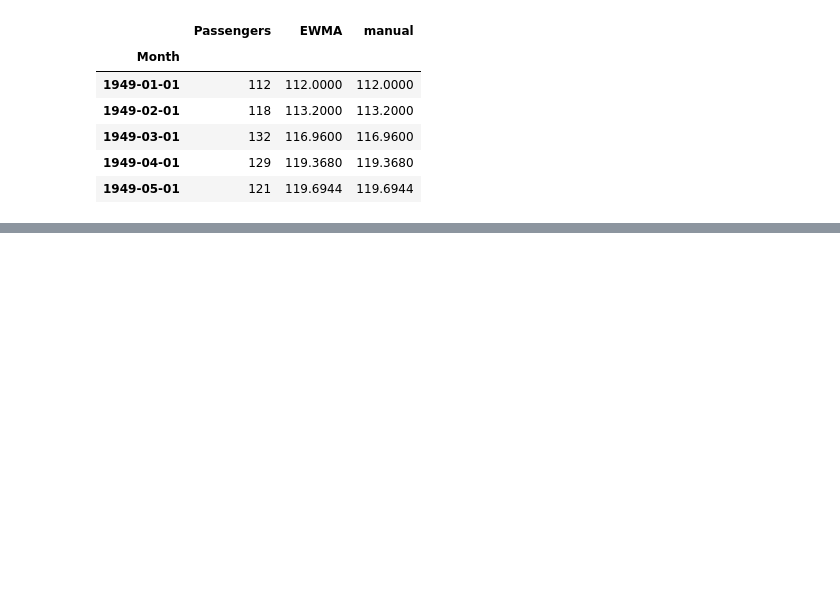
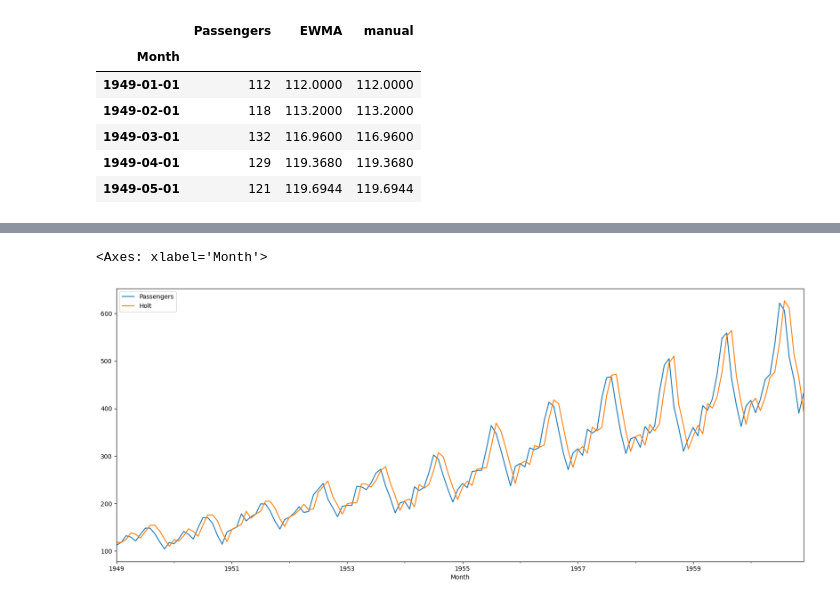
Before and after one commit to Saba-a11/Crypto, a Jupyter notebook: EWMA_&_Holt_Winters.ipynb, the cells around one changed output, grey strips where cells are left out. Cells and saved outputs as stored; diff of their text form; code cells hidden in the pictures; blank space fills up the shorter version.

```diff
--- a/EWMA_&_Holt_Winters.ipynb
+++ b/EWMA_&_Holt_Winters.ipynb
@@ -80,0 +196,13 @@ from statsmodels.tsa.holtwinters import SimpleExpSmoothing
+# %%
+holt = Holt(
+    df['Passengers'],
+    initialization_method= 'legacy-heuristic')
+# %%
+res_h = holt.fit()
+# %%
+df['Holt'] = res_h.fittedvalues
+# %%
+df[['Passengers', 'Holt']].plot(figsize= (20, 8))
+# %% [output]
+<Axes: xlabel='Month'>
+[figure, added]
```
Also changed, not shown: parts of 27 cells of this notebook.
